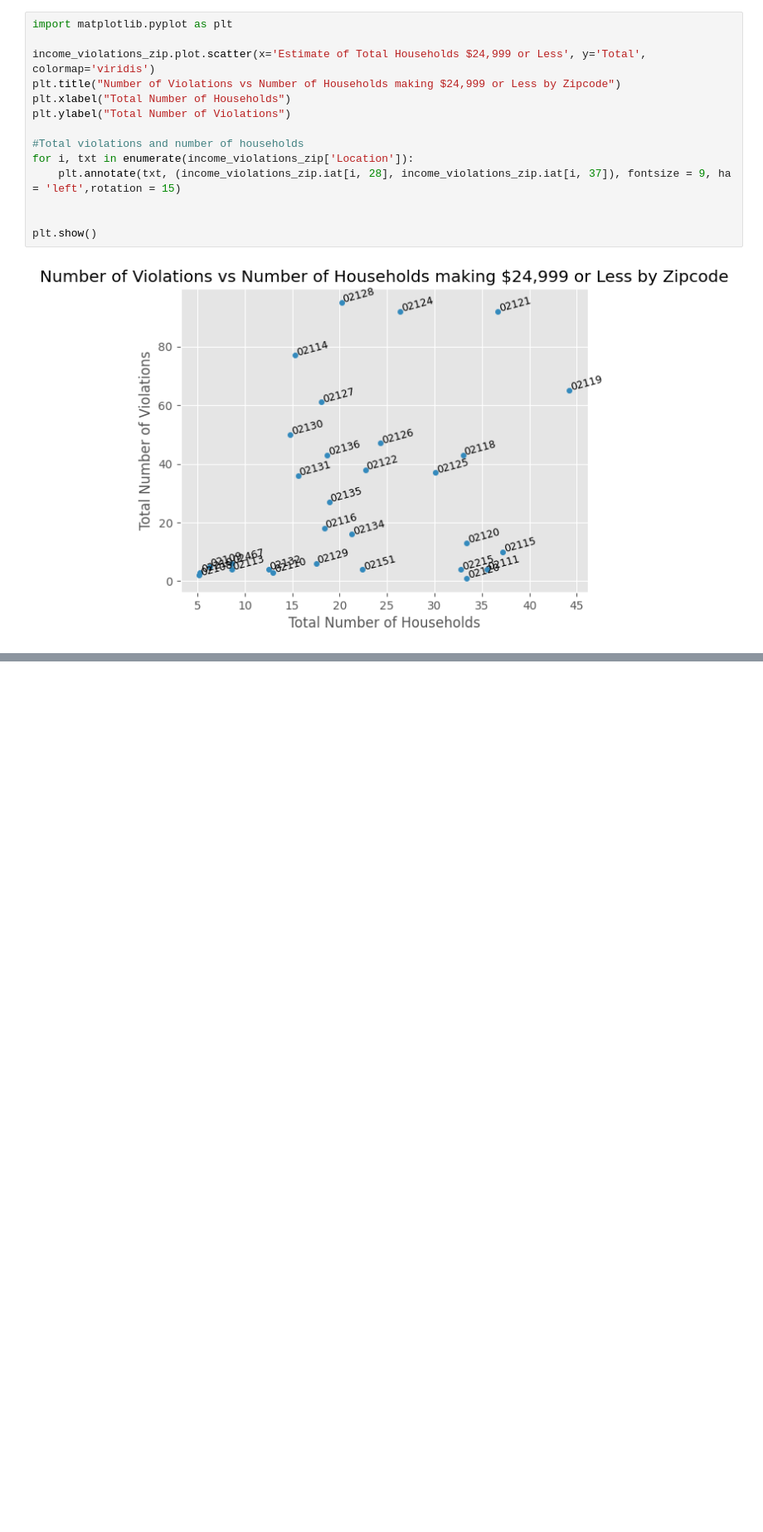
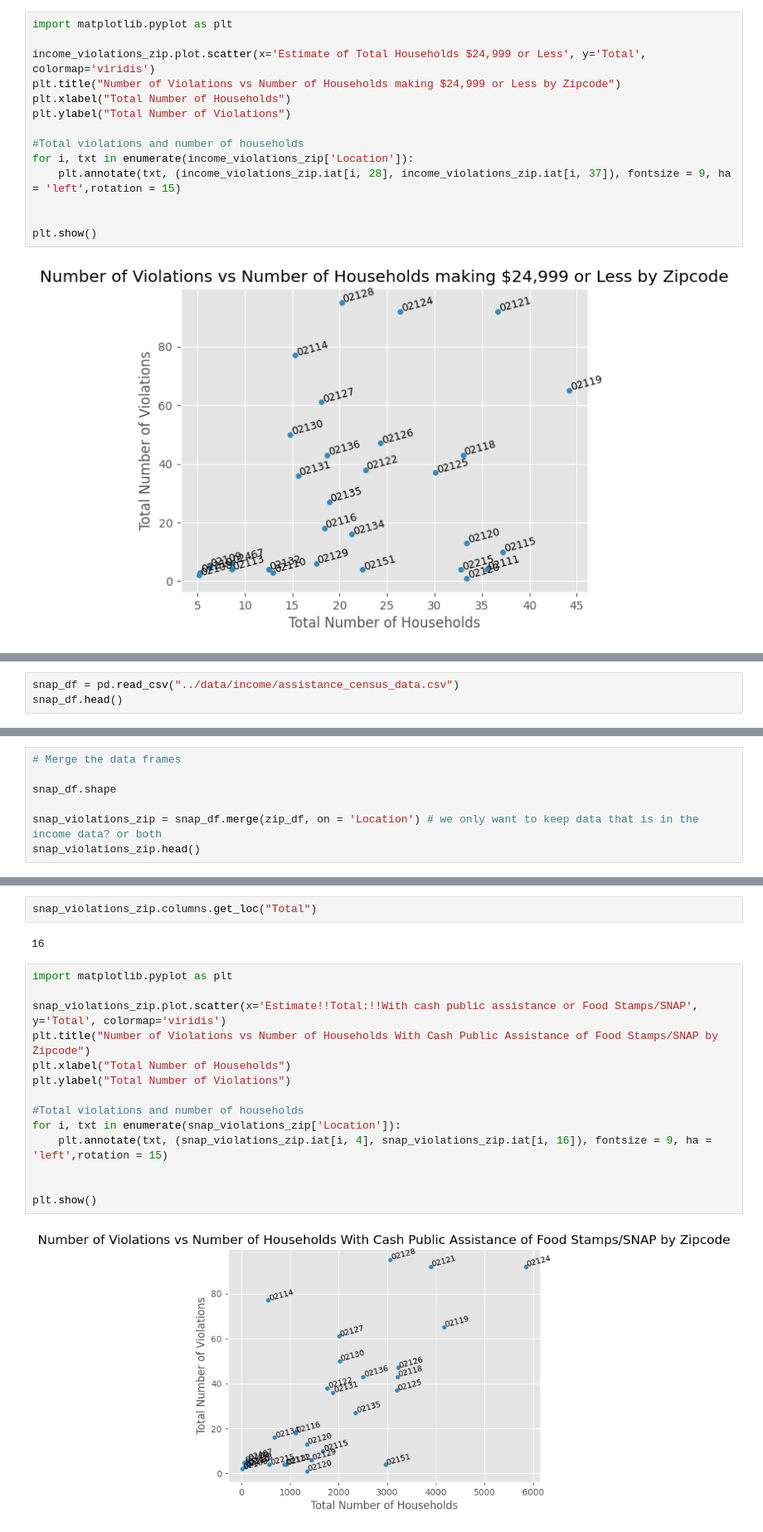
Before and after one commit to BU-Spark/ds-councilor-breadon-bad-landlords2, a Jupyter notebook: spring23-team-3/analysis/income_demographics.ipynb, the cells around one changed output, grey strips where cells are left out. Shown: that part at 83% size. Saved outputs shown, nothing was run; the diff lists cells and outputs as text; blank space fills up the shorter version.

Commit message:
Added scatterplot for snap census data

```diff
--- a/spring23-team-3/analysis/income_demographics.ipynb
+++ b/spring23-team-3/analysis/income_demographics.ipynb
@@ -133,0 +136,3 @@ plt.show()
+# %%
+snap_df = pd.read_csv("../data/income/assistance_census_data.csv")
+snap_df.head()
@@ -133,0 +181,7 @@ plt.show()
+# %%
+# Merge the data frames
+
+snap_df.shape
+
+snap_violations_zip = snap_df.merge(zip_df, on = 'Location') # we only want to keep data that is in the income data? or both
+snap_violations_zip.head()
@@ -133,0 +195,20 @@ plt.show()
+# %%
+snap_violations_zip.columns.get_loc("Total")
+# %% [output]
+16
+# %%
+import matplotlib.pyplot as plt
+
+snap_violations_zip.plot.scatter(x='Estimate!!Total:!!With cash public assistance or Food Stamps/SNAP', y='Total', colormap='viridis')
+plt.title("Number of Violations vs Number of Households With Cash Public Assistance of Food Stamps/SNAP by Zipcode")
+plt.xlabel("Total Number of Households")
+plt.ylabel("Total Number of Violations")
+
+#Total violations and number of households
+for i, txt in enumerate(snap_violations_zip['Location']):
+    plt.annotate(txt, (snap_violations_zip.iat[i, 4], snap_violations_zip.iat[i, 16]), fontsize = 9, ha = 'left',rotation = 15)
+
+
+plt.show()
+# %% [output]
+[figure, added]
```
Also changed, not shown: parts of 6 cells of this notebook.
